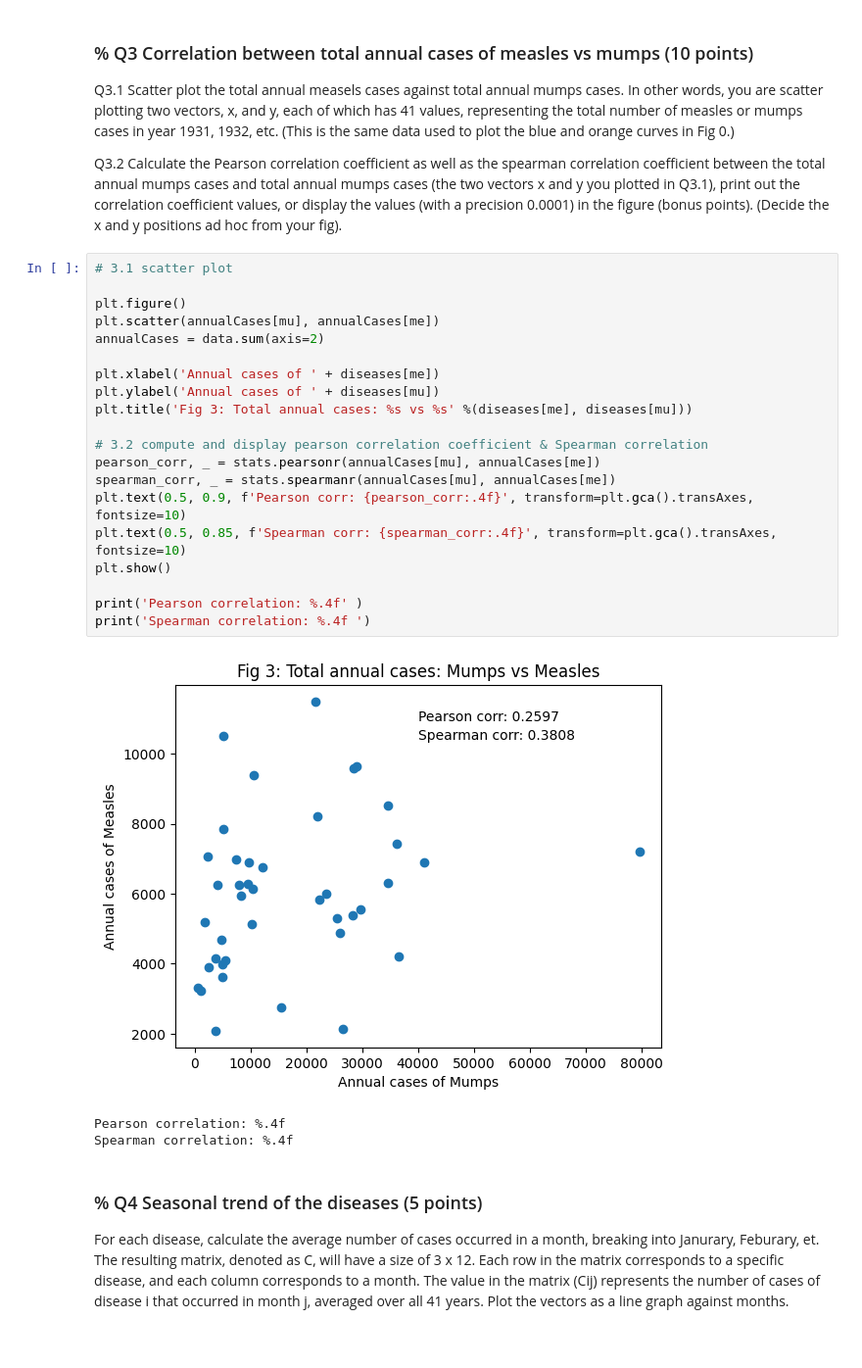
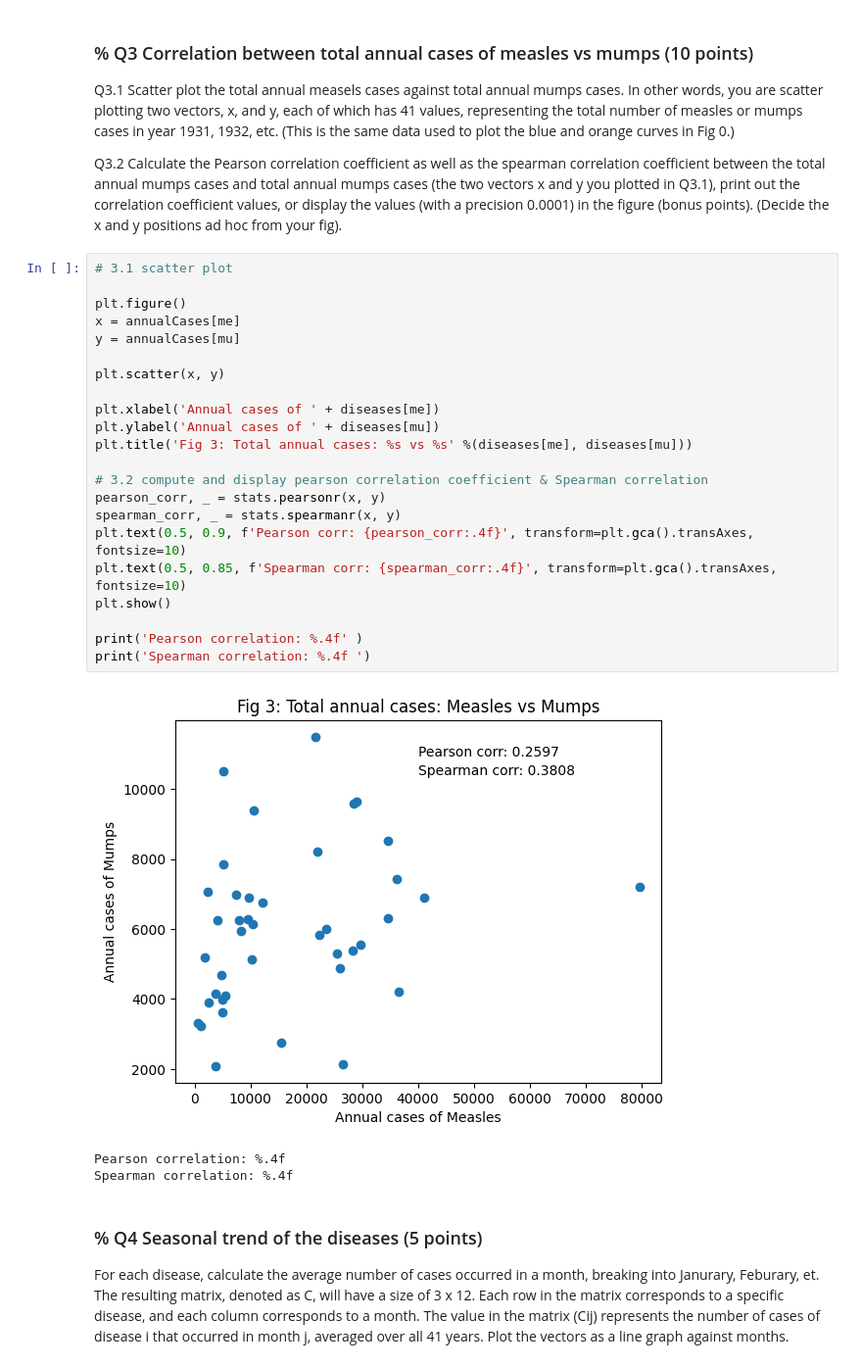
Before and after one commit to ejcalvillo/Ospetal-Hospital-Management-Database, a Jupyter notebook: HW3_skeleton.ipynb, the cells around one changed output. Shown at 98% size. Saved outputs shown, nothing was run; the diff lists cells and outputs as text.

```diff
--- a/HW3_skeleton.ipynb
+++ b/HW3_skeleton.ipynb
@@ -107,25 +111,27 @@ Q3.2 Calculate the Pearson correlation coefficient as well as the spearman corre
 # %%
 # 3.1 scatter plot
 
 plt.figure()
-plt.scatter(annualCases[mu], annualCases[me])
-annualCases = data.sum(axis=2)
+x = annualCases[me]
+y = annualCases[mu]
+
+plt.scatter(x, y)
 
 plt.xlabel('Annual cases of ' + diseases[me])
 plt.ylabel('Annual cases of ' + diseases[mu])
 plt.title('Fig 3: Total annual cases: %s vs %s' %(diseases[me], diseases[mu]))
 
 # 3.2 compute and display pearson correlation coefficient & Spearman correlation
-pearson_corr, _ = stats.pearsonr(annualCases[mu], annualCases[me])
-spearman_corr, _ = stats.spearmanr(annualCases[mu], annualCases[me])
+pearson_corr, _ = stats.pearsonr(x, y)
+spearman_corr, _ = stats.spearmanr(x, y)
 plt.text(0.5, 0.9, f'Pearson corr: {pearson_corr:.4f}', transform=plt.gca().transAxes, fontsize=10)
 plt.text(0.5, 0.85, f'Spearman corr: {spearman_corr:.4f}', transform=plt.gca().transAxes, fontsize=10)
 plt.show()
 
 print('Pearson correlation: %.4f' )
 print('Spearman correlation: %.4f ')
 # %% [output]
-[figure, old version]
+[figure, new version]
 Pearson correlation: %.4f
 Spearman correlation: %.4f
 # %% [markdown]
```
Also changed, not shown: parts of 13 cells of this notebook.
